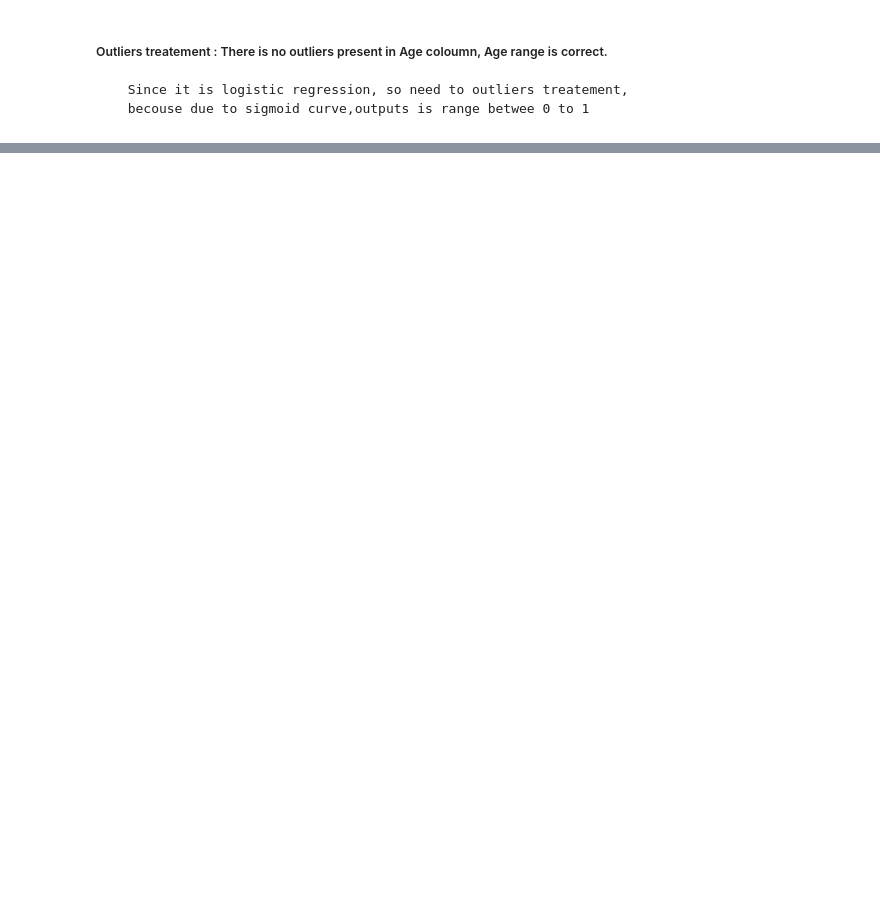
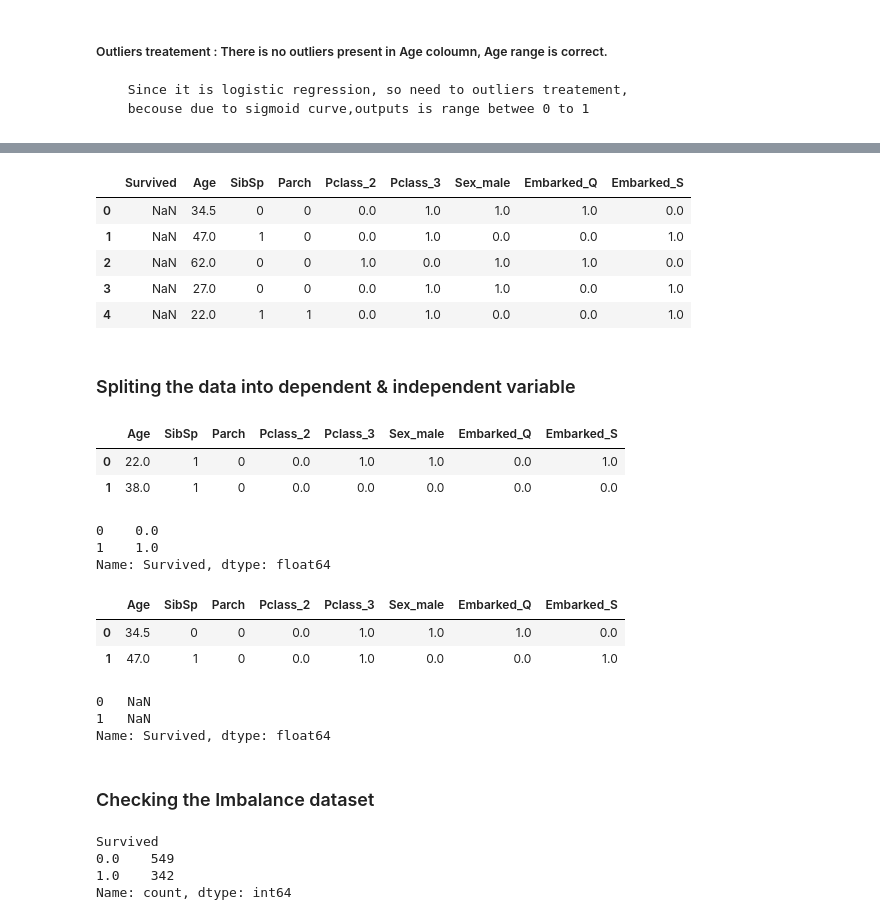
Before and after one commit to Jayshankar10/ML-Projects, a Jupyter notebook: 2-Logistic Regression/Norebook Experiment/Titanic data.ipynb, the cells around one changed output, grey strips where cells are left out. Cells and saved outputs as stored; diff of their text form; code cells hidden in the pictures; blank space fills up the shorter version.

```diff
--- a/2-Logistic Regression/Norebook Experiment/Titanic data.ipynb
+++ b/2-Logistic Regression/Norebook Experiment/Titanic data.ipynb
@@ -248,0 +281,11 @@ all_data.head(2)
+# %%
+test.head()
+# %% [output]
+|  | Survived | Age | SibSp | Parch | Pclass_2 | Pclass_3 | Sex_male | Embarked_Q | Embarked_S |
+| 0 | NaN | 34.5 | 0 | 0 | 0.0 | 1.0 | 1.0 | 1.0 | 0.0 |
+| 1 | NaN | 47.0 | 1 | 0 | 0.0 | 1.0 | 0.0 | 0.0 | 1.0 |
+| 2 | NaN | 62.0 | 0 | 0 | 1.0 | 0.0 | 1.0 | 1.0 | 0.0 |
+| 3 | NaN | 27.0 | 0 | 0 | 0.0 | 1.0 | 1.0 | 0.0 | 1.0 |
+| 4 | NaN | 22.0 | 1 | 1 | 0.0 | 1.0 | 0.0 | 0.0 | 1.0 |
+# %% [markdown]
+### Spliting the data into dependent & independent variable
@@ -248,0 +295,12 @@ all_data.head(2)
+# %%
+x.head(2)
+# %% [output]
+|  | Age | SibSp | Parch | Pclass_2 | Pclass_3 | Sex_male | Embarked_Q | Embarked_S |
+| 0 | 22.0 | 1 | 0 | 0.0 | 1.0 | 1.0 | 0.0 | 1.0 |
+| 1 | 38.0 | 1 | 0 | 0.0 | 0.0 | 0.0 | 0.0 | 0.0 |
+# %%
+y.head(2)
+# %% [output]
+0    0.0
+1    1.0
+Name: Survived, dtype: float64
@@ -248,0 +310,21 @@ all_data.head(2)
+# %%
+x1.head(2)
+# %% [output]
+|  | Age | SibSp | Parch | Pclass_2 | Pclass_3 | Sex_male | Embarked_Q | Embarked_S |
+| 0 | 34.5 | 0 | 0 | 0.0 | 1.0 | 1.0 | 1.0 | 0.0 |
+| 1 | 47.0 | 1 | 0 | 0.0 | 1.0 | 0.0 | 0.0 | 1.0 |
+# %%
+y1.head(2)
+# %% [output]
+0   NaN
+1   NaN
+Name: Survived, dtype: float64
+# %% [markdown]
+### Checking the Imbalance dataset
+# %%
+y.value_counts()
+# %% [output]
+Survived
+0.0    549
+1.0    342
+Name: count, dtype: int64
```
Also changed, not shown: parts of 21 cells of this notebook.
